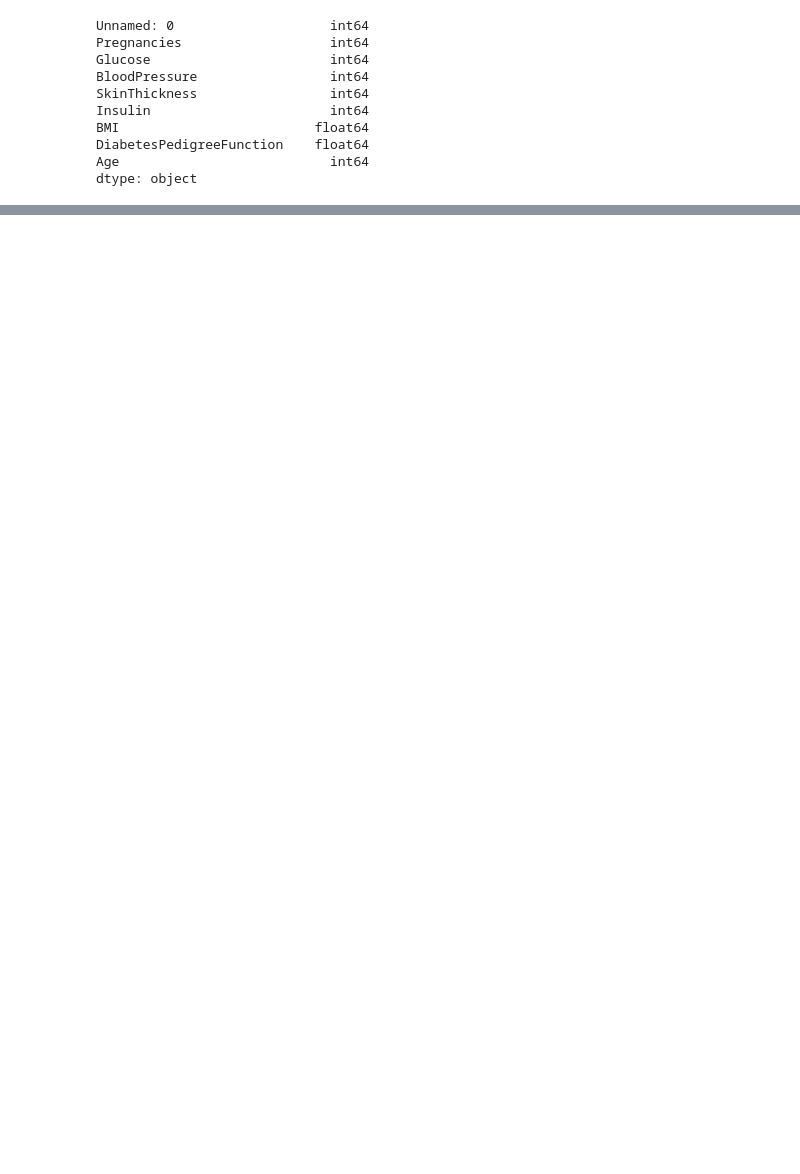
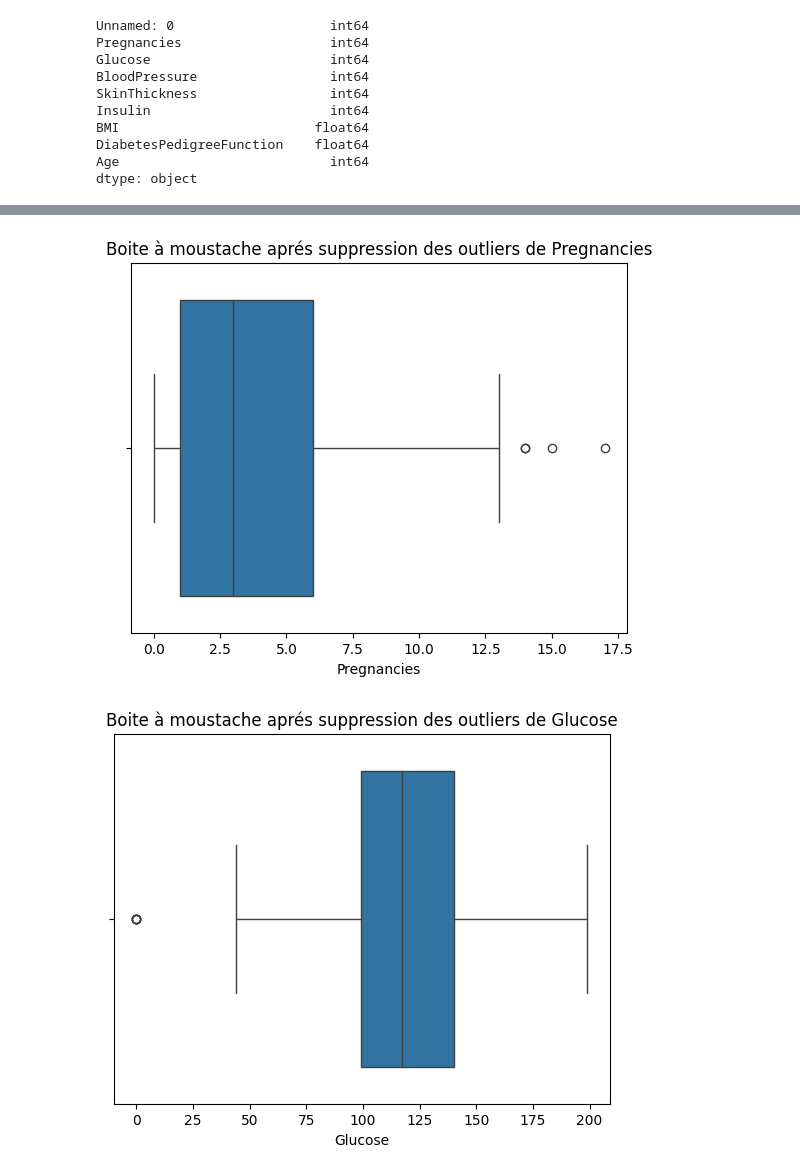
Before and after one commit to r00tMG/risque_diabete_par_analyse_clinique_model_apprentissage, a Jupyter notebook: script.ipynb, the cells around one changed output, grey strips where cells are left out. Cells and saved outputs as stored; diff of their text form; code cells hidden in the pictures; blank space fills up the shorter version.

```diff
--- a/script.ipynb
+++ b/script.ipynb
@@ -77,0 +225,15 @@ df.head()
+# %%
+def remove_outliers(dframe):
+    df_clean = dframe.copy()
+    for i in dframe.select_dtypes(include="number").columns.tolist():
+        q1 = dframe[i].quantile(0.25)
+        q3 = dframe[i].quantile(0.75)
+        iqr = q3 - q1
+        b_inf = q1 - 1.5*iqr
+        b_sup = q3 + 1.5*iqr
+        df_clean = dframe[(dframe[i] >= b_inf) & (dframe[i] <= b_sup)]
+
+    return df_clean
+
+df_clean=remove_outliers(df)
+df_clean
@@ -77,0 +254,8 @@ df.head()
+# %%
+for i in df_clean.select_dtypes(include="number").columns.tolist():
+    sns.boxplot(x=df_clean[i])
+    plt.title(f"Boite à moustache aprés suppression des outliers de {i}")
+    plt.show()
+# %% [output]
+[figure, added]
+[figure, added]
```
Also changed, not shown: parts of 34 cells of this notebook.
